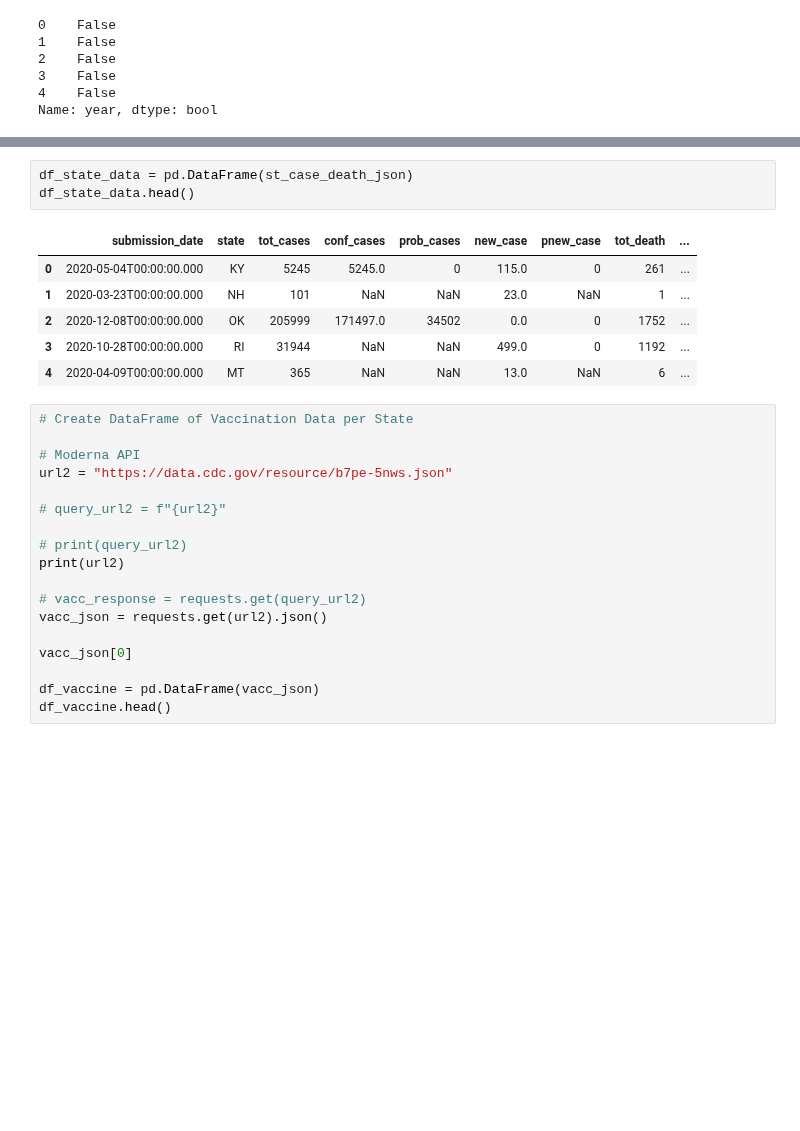
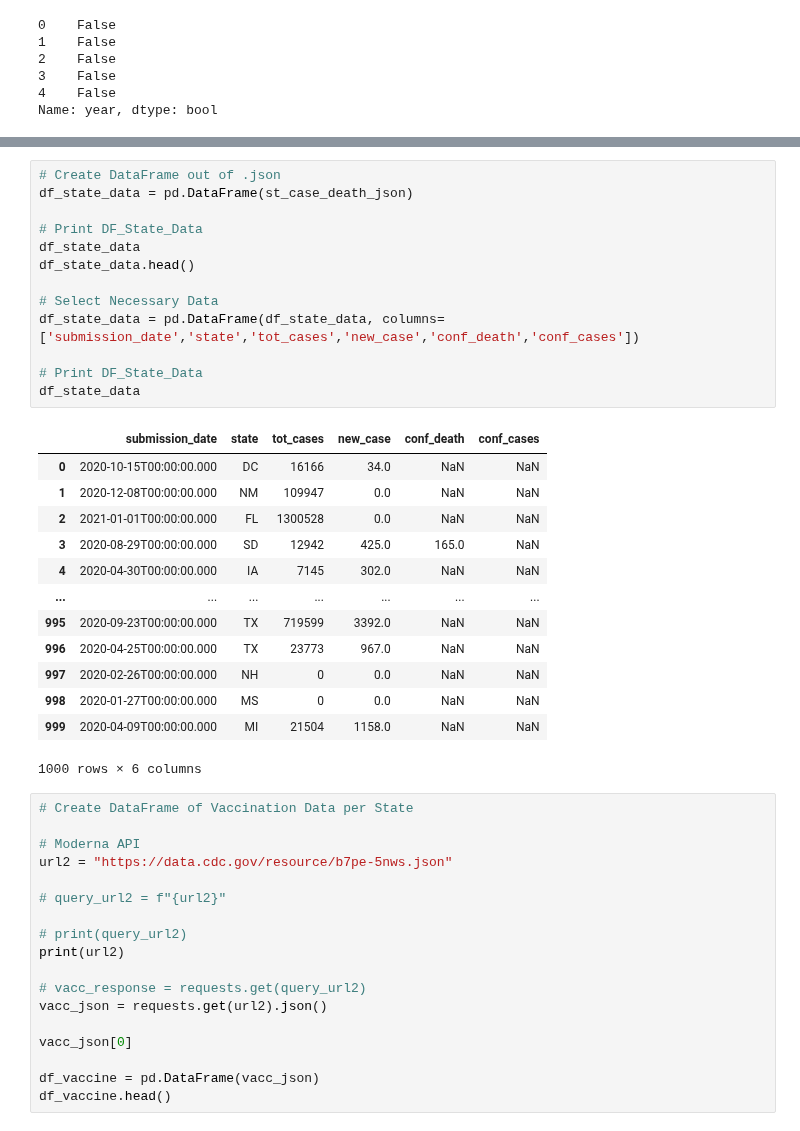
Before and after one commit to tduron3/I_Have_No_Clue, a Jupyter notebook: Project_6.ipynb, the cells around one changed output, grey strips where cells are left out. Saved outputs shown, nothing was run; the diff lists cells and outputs as text; blank space fills up the shorter version.

Commit message:
Working on New Data

```diff
--- a/Project_6.ipynb
+++ b/Project_6.ipynb
@@ -158,15 +156,32 @@ https://data.cdc.gov/resource/9mfq-cb36.json
   'consent_cases': 'Agree',
   'consent_deaths': 'Agree'}]
-# %%
-df_state_data = pd.DataFrame(st_case_death_json)
-df_state_data.head()
-# %% [output]
-|  | submission_date | state | tot_cases | conf_cases | prob_cases | new_case | pnew_case | tot_death | ... |
-| 0 | 2020-05-04T00:00:00.000 | KY | 5245 | 5245.0 | 0 | 115.0 | 0 | 261 | ... |
-| 1 | 2020-03-23T00:00:00.000 | NH | 101 | NaN | NaN | 23.0 | NaN | 1 | ... |
-| 2 | 2020-12-08T00:00:00.000 | OK | 205999 | 171497.0 | 34502 | 0.0 | 0 | 1752 | ... |
-| 3 | 2020-10-28T00:00:00.000 | RI | 31944 | NaN | NaN | 499.0 | 0 | 1192 | ... |
-| 4 | 2020-04-09T00:00:00.000 | MT | 365 | NaN | NaN | 13.0 | NaN | 6 | ... |
+# %%
+# Create DataFrame out of .json
+df_state_data = pd.DataFrame(st_case_death_json)
+
+# Print DF_State_Data
+df_state_data
+df_state_data.head()
+
+# Select Necessary Data
+df_state_data = pd.DataFrame(df_state_data, columns=['submission_date','state','tot_cases','new_case','conf_death','conf_cases'])
+
+# Print DF_State_Data
+df_state_data
+# %% [output]
+|  | submission_date | state | tot_cases | new_case | conf_death | conf_cases |
+| 0 | 2020-10-15T00:00:00.000 | DC | 16166 | 34.0 | NaN | NaN |
+| 1 | 2020-12-08T00:00:00.000 | NM | 109947 | 0.0 | NaN | NaN |
+| 2 | 2021-01-01T00:00:00.000 | FL | 1300528 | 0.0 | NaN | NaN |
+| 3 | 2020-08-29T00:00:00.000 | SD | 12942 | 425.0 | 165.0 | NaN |
+| 4 | 2020-04-30T00:00:00.000 | IA | 7145 | 302.0 | NaN | NaN |
+| ... | ... | ... | ... | ... | ... | ... |
+| 995 | 2020-09-23T00:00:00.000 | TX | 719599 | 3392.0 | NaN | NaN |
+| 996 | 2020-04-25T00:00:00.000 | TX | 23773 | 967.0 | NaN | NaN |
+| 997 | 2020-02-26T00:00:00.000 | NH | 0 | 0.0 | NaN | NaN |
+| 998 | 2020-01-27T00:00:00.000 | MS | 0 | 0.0 | NaN | NaN |
+| 999 | 2020-04-09T00:00:00.000 | MI | 21504 | 1158.0 | NaN | NaN |
+1000 rows × 6 columns
 # %%
 # Create DataFrame of Vaccination Data per State
 
```
Also changed, not shown: parts of 6 cells of this notebook.
